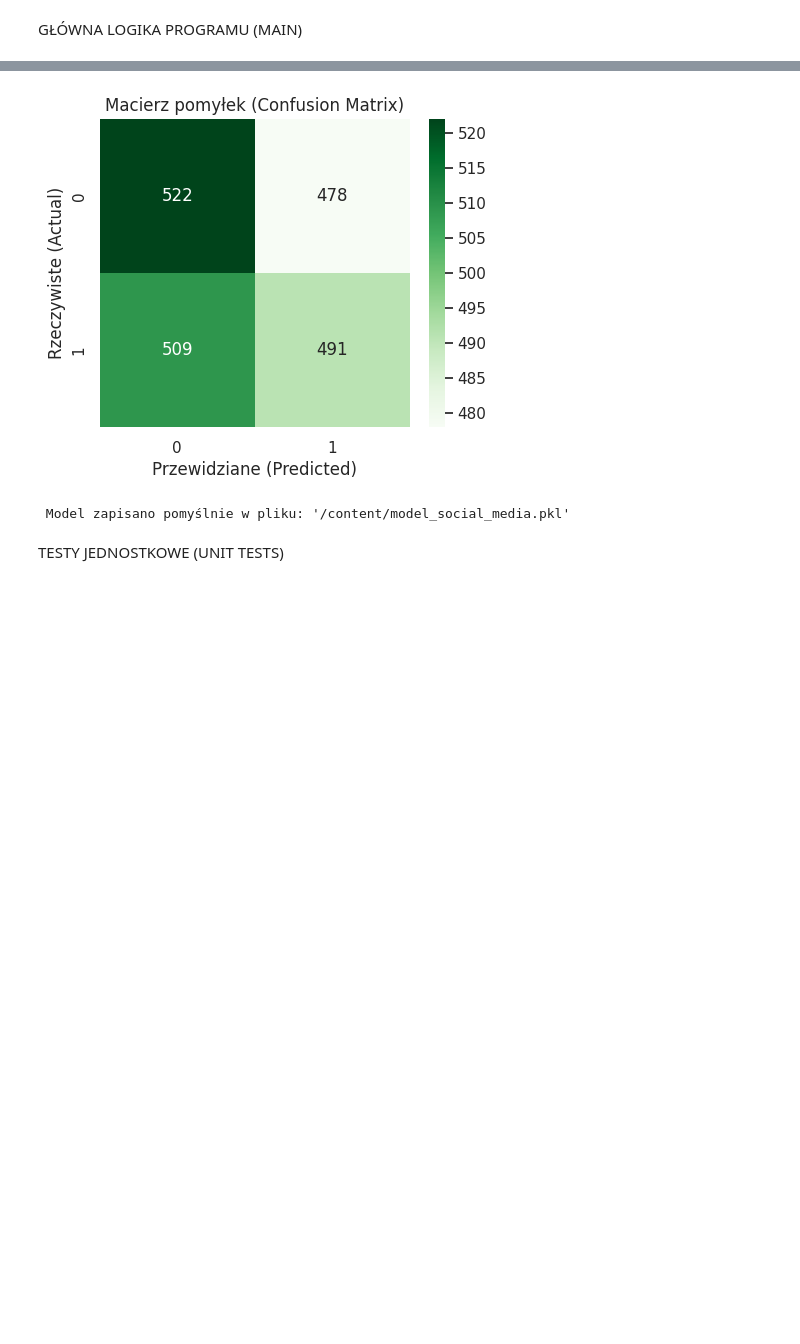
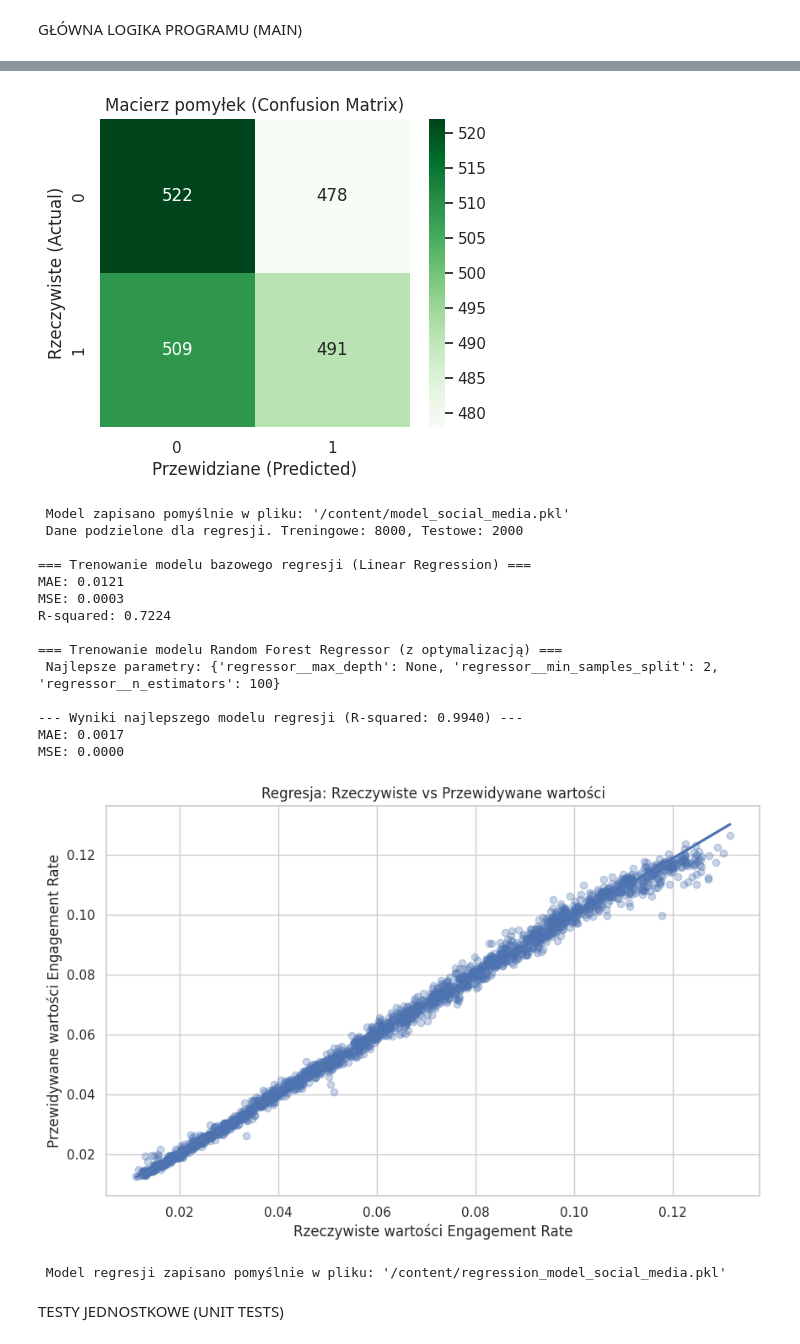
Before and after one commit to Sovyshca/SocialPulse-AI, a Jupyter notebook: UM_w_Python.ipynb, the cells around one changed output, grey strips where cells are left out. Saved outputs shown, nothing was run; the diff lists cells and outputs as text; code cells hidden in the pictures; blank space fills up the shorter version.

Commit message:
Added regression models

```diff
--- a/UM_w_Python.ipynb
+++ b/UM_w_Python.ipynb
@@ -222,6 +257,7 @@ import os
 # Definicja ścieżek
 input_csv_path = './content/social_media_engagement_dataset.csv'
 output_model_path = './content/model_social_media.pkl'
+output_regression_model_path = './content/regression_model_social_media.pkl'
 
 if not os.path.exists(input_csv_path):
     print(f"Nie znaleziono pliku: '{input_csv_path}'")
@@ -237,18 +273,30 @@ else:
         # Analiza
         handler.perform_eda()
 
-        # Przetwarzanie
+        # Przetwarzanie dla klasyfikacji
         processor = DataPreprocessor(df)
         processor.prepare_inputs()
 
-        # Modelowanie
+        # Modelowanie klasyfikacji
         trainer = ModelTrainer(processor)
 
-        # Porównanie modeli
+        # Porównanie modeli klasyfikacji
         trainer.train_baseline()   # Prosty model
         trainer.train_tuned_rf()   # Najlepszy model
 
         trainer.save_model(output_model_path)
+
+        # Przetwarzanie dla regresji
+        processor.prepare_regression_inputs()
+
+        # Modelowanie regresji
+        regression_trainer = RegressionTrainer(processor)
+
+        # Porównanie modeli regresji
+        regression_trainer.train_baseline_regression() # Prosty model regresji
+        regression_trainer.train_tuned_rf_regression() # Najlepszy model regresji
+
+        regression_trainer.save_regression_model(output_regression_model_path)
 # %% [output]
  Znaleziono plik: /content/social_media_engagement_dataset.csv
  Dane załadowane pomyślnie. Rozmiar danych: (10000, 8)
@@ -267,33 +315,48 @@ else:
 platform           0
 post_type          0
 post_length        0
 views              0
 likes              0
 comments           0
 shares             0
 engagement_rate    0
 dtype: int64
 [figure]
 [figure]
  Próg sukcesu (mediana engagement): 0.06672
  Dane podzielone. Treningowe: 8000, Testowe: 2000
 
 === Trenowanie modelu bazowego (Logistic Regression) ===
 Dokładność (Accuracy): 0.5070
 
 --- Raport klasyfikacji ---
               precision    recall  f1-score   support
 
            0       0.51      0.48      0.50      1000
            1       0.51      0.53      0.52      1000
 
 ... (5 lines left out)
 === Trenowanie modelu Random Forest (z optymalizacją) ===
  Najlepsze parametry: {'classifier__max_depth': 10, 'classifier__min_samples_split': 5, 'classifier__n_estimators': 100}
 
 --- Wyniki najlepszego modelu (Accuracy: 0.5065) ---
 [figure]
  Model zapisano pomyślnie w pliku: '/content/model_social_media.pkl'
+ Dane podzielone dla regresji. Treningowe: 8000, Testowe: 2000
+
+=== Trenowanie modelu bazowego regresji (Linear Regression) ===
+MAE: 0.0121
+MSE: 0.0003
+R-squared: 0.7224
+
+=== Trenowanie modelu Random Forest Regressor (z optymalizacją) ===
+ Najlepsze parametry: {'regressor__max_depth': None, 'regressor__min_samples_split': 2, 'regressor__n_estimators': 100}
+
+--- Wyniki najlepszego modelu regresji (R-squared: 0.9940) ---
+MAE: 0.0017
+MSE: 0.0000
+[figure, added]
+ Model regresji zapisano pomyślnie w pliku: '/content/regression_model_social_media.pkl'
 # %% [markdown]
 TESTY JEDNOSTKOWE (UNIT TESTS)
 # %%
```
Also changed, not shown: parts of 6 cells of this notebook, 1 other file.
